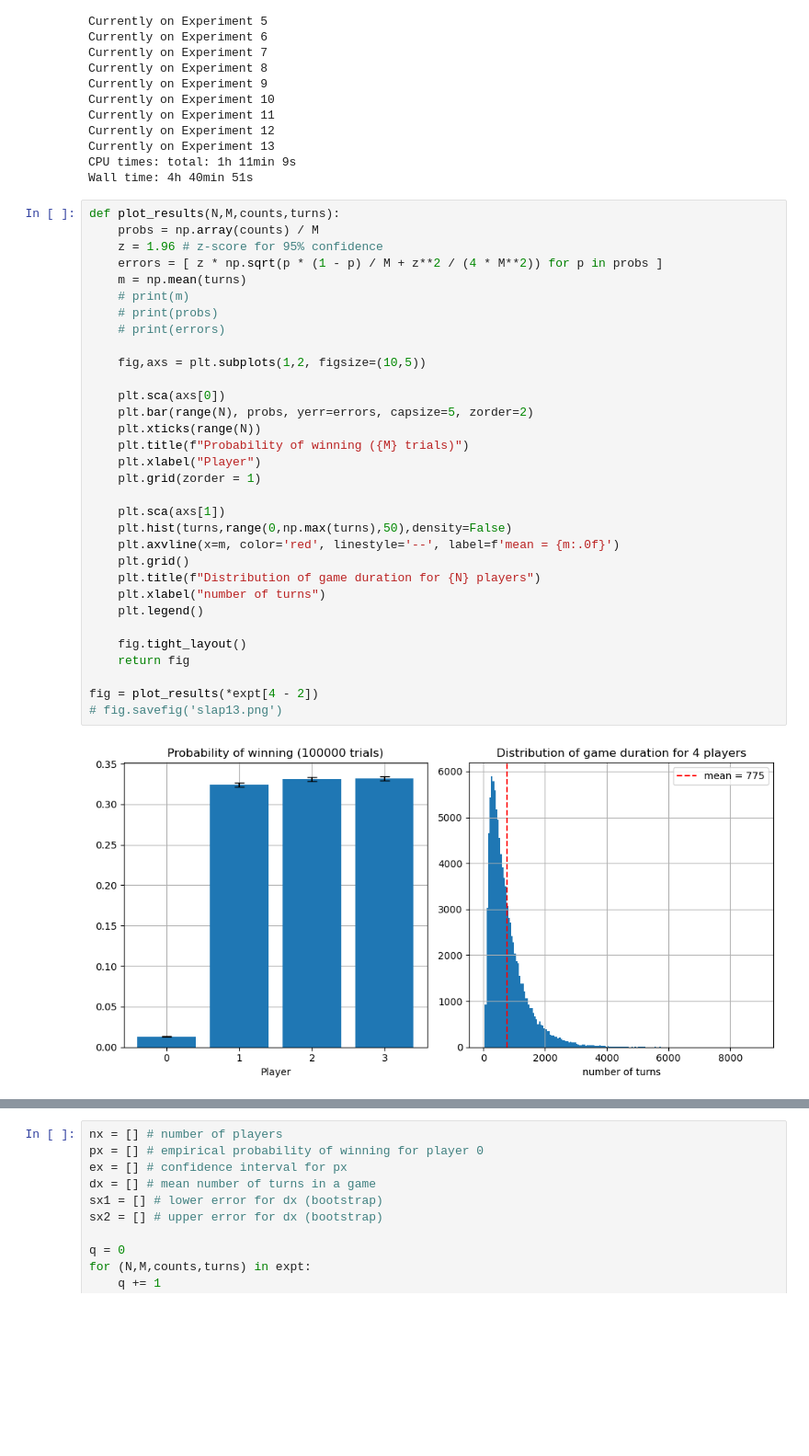
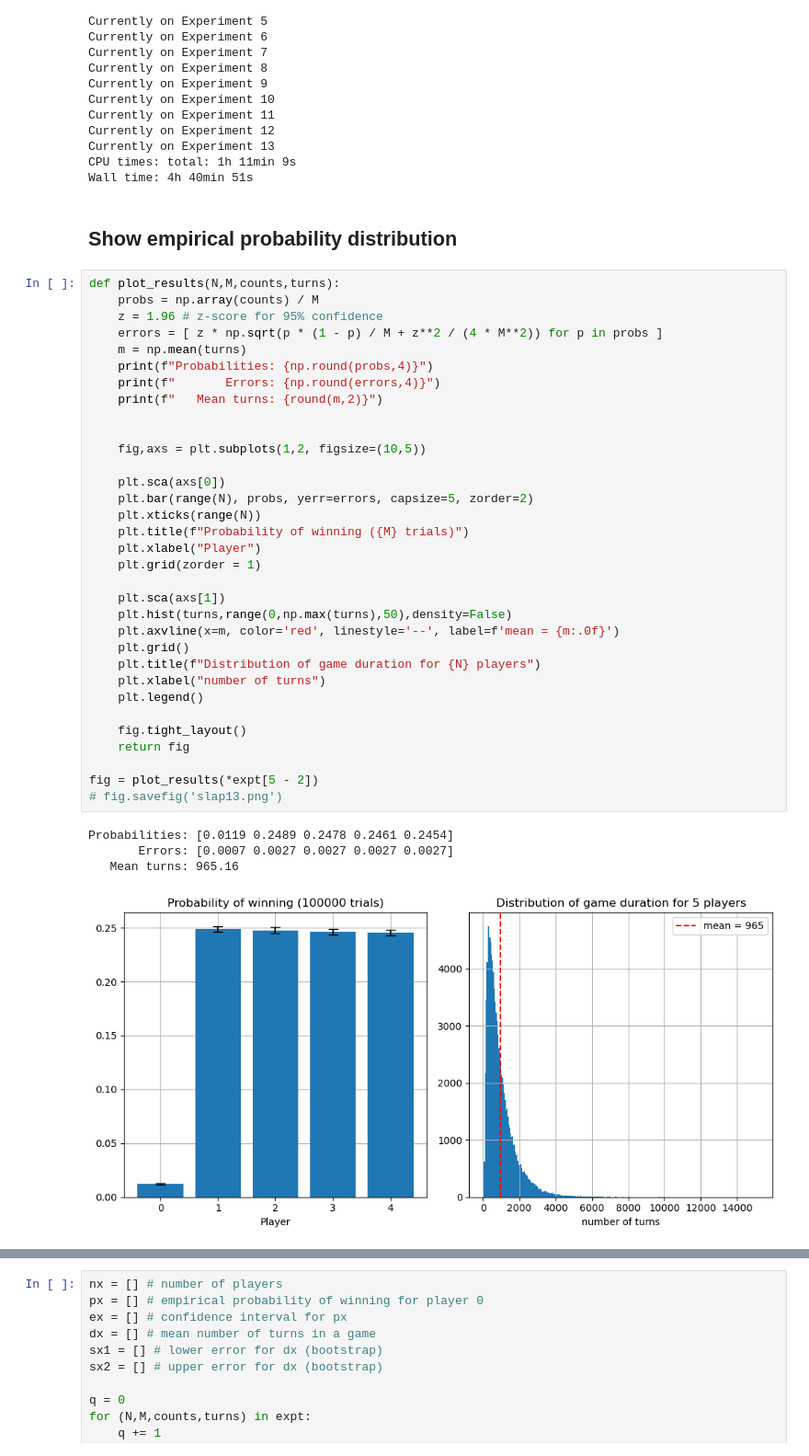
Before and after one commit to LaurentLessard/Riddler538, a Jupyter notebook: slap.ipynb, the cells around one changed output, grey strips where cells are left out. Shown: that part at 92% size. Cells and saved outputs as stored; diff of their text form; blank space fills up the shorter version.

```diff
--- a/slap.ipynb
+++ b/slap.ipynb
@@ -179,37 +212,43 @@ Currently on Experiment 12
 Currently on Experiment 13
 CPU times: total: 1h 11min 9s
 Wall time: 4h 40min 51s
+# %% [markdown]
+## Show empirical probability distribution
 # %%
 def plot_results(N,M,counts,turns):
     probs = np.array(counts) / M
     z = 1.96 # z-score for 95% confidence
     errors = [ z * np.sqrt(p * (1 - p) / M + z**2 / (4 * M**2)) for p in probs ]
     m = np.mean(turns)
-    # print(m)
-    # print(probs)
-    # print(errors)
+    print(f"Probabilities: {np.round(probs,4)}")
+    print(f"       Errors: {np.round(errors,4)}")
+    print(f"   Mean turns: {round(m,2)}")
+
 
     fig,axs = plt.subplots(1,2, figsize=(10,5))
 
     plt.sca(axs[0])
     plt.bar(range(N), probs, yerr=errors, capsize=5, zorder=2)
     plt.xticks(range(N))
     plt.title(f"Probability of winning ({M} trials)")
     plt.xlabel("Player")
     plt.grid(zorder = 1)
 
     plt.sca(axs[1])
     plt.hist(turns,range(0,np.max(turns),50),density=False)
     plt.axvline(x=m, color='red', linestyle='--', label=f'mean = {m:.0f}')
     plt.grid()
     plt.title(f"Distribution of game duration for {N} players")
     plt.xlabel("number of turns")
     plt.legend()
 
     fig.tight_layout()
     return fig
 
-fig = plot_results(*expt[4 - 2])
+fig = plot_results(*expt[5 - 2])
 # fig.savefig('slap13.png')
 # %% [output]
+Probabilities: [0.0119 0.2489 0.2478 0.2461 0.2454]
+       Errors: [0.0007 0.0027 0.0027 0.0027 0.0027]
+   Mean turns: 965.16
-[figure, old version]
+[figure, new version]
```
Also changed, not shown: parts of 5 cells of this notebook.
